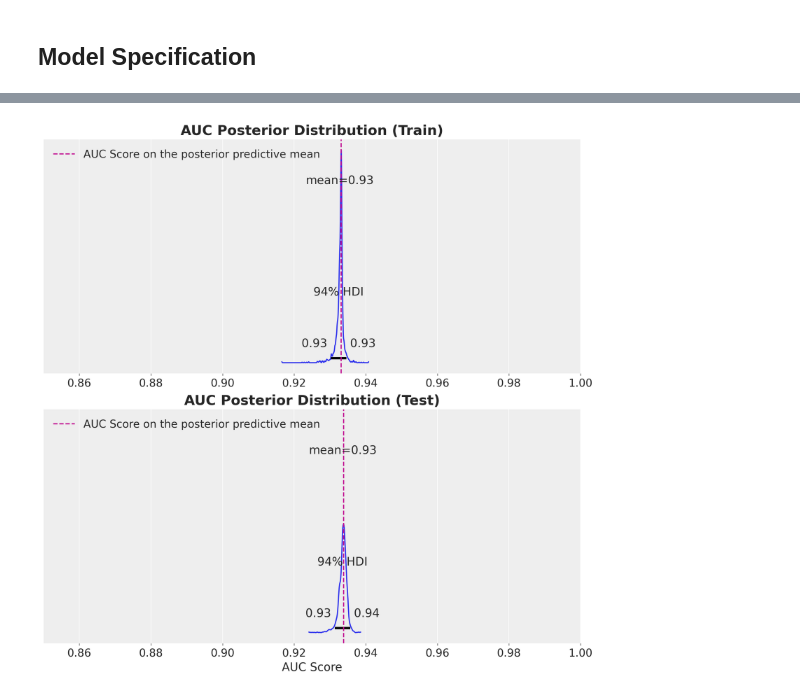
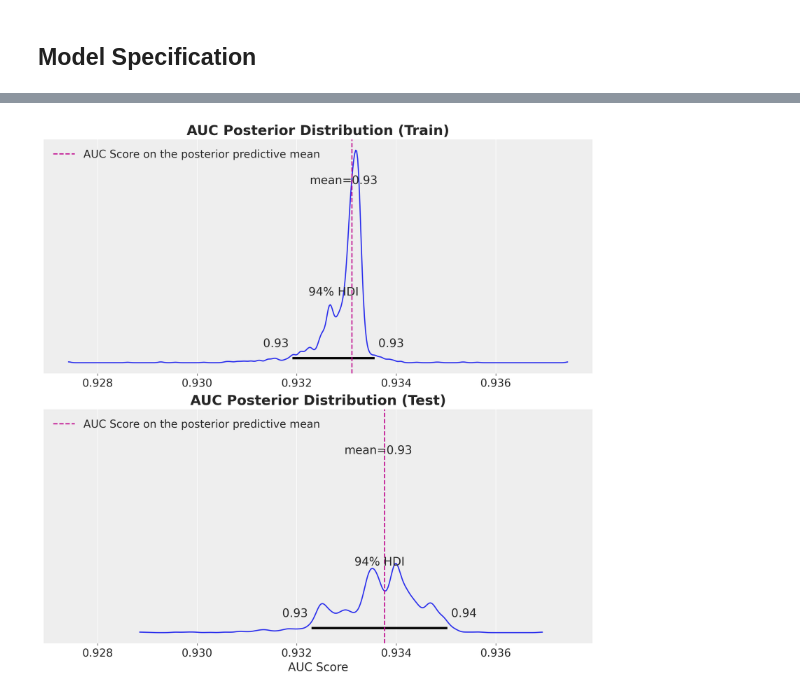
Before and after one commit to juanitorduz/website_projects, a Jupyter notebook: Python/intro_svi.ipynb, the cells around one changed output, grey strips where cells are left out. Drawn from its saved outputs; the diff is of its cells as text; code cells hidden in the pictures.

```diff
--- a/Python/intro_svi.ipynb
+++ b/Python/intro_svi.ipynb
@@ -119,7 +119,7 @@ class MLP(nnx.Module):
 # %%
 rng_key, rng_subkey = random.split(rng_key)
 
-n_layers = 4
+n_layers = 2
 
 nnx_module = MLP(
     din=x_train.shape[1],
@@ -351,36 +343,35 @@ fig, ax = plt.subplots(
     ncols=1,
     figsize=(10, 10),
     sharex=True,
     sharey=True,
     layout="constrained",
 )
 az.plot_posterior(data=auc_train, ax=ax[0])
 ax[0].axvline(
     roc_auc_score(
         y_train, train_idata["posterior_predictive"]["p"].mean(dim=("chain", "draw"))
     ),
     color="C3",
     linestyle="--",
     label="AUC Score on the posterior predictive mean",
 )
 ax[0].legend(loc="upper left")
-ax[0].set(xlim=(0.8, 1.0))
 ax[0].set_title("AUC Posterior Distribution (Train)", fontsize=18, fontweight="bold")
 
 az.plot_posterior(data=auc_test, ax=ax[1])
 ax[1].axvline(
     roc_auc_score(
         y_test, test_idata["posterior_predictive"]["p"].mean(dim=("chain", "draw"))
     ),
     color="C3",
     linestyle="--",
     label="AUC Score on the posterior predictive mean",
 )
 ax[1].legend(loc="upper left")
-ax[1].set(xlabel="AUC Score", xlim=(0.85, 1.0))
+ax[1].set(xlabel="AUC Score")
 ax[1].set_title("AUC Posterior Distribution (Test)", fontsize=18, fontweight="bold");
 # %% [output]
-[figure, old version]
+[figure, new version]
 # %%
 def _roc_curve(y_true, y_score):
     n = y_true.shape[0] - 1
```
Also changed, not shown: parts of 5 cells of this notebook.
